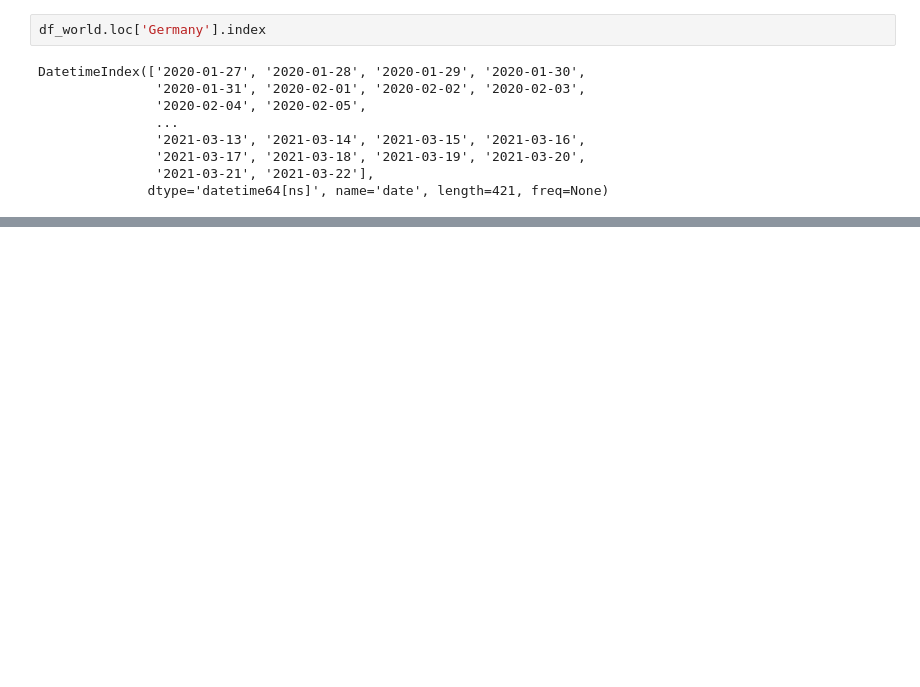
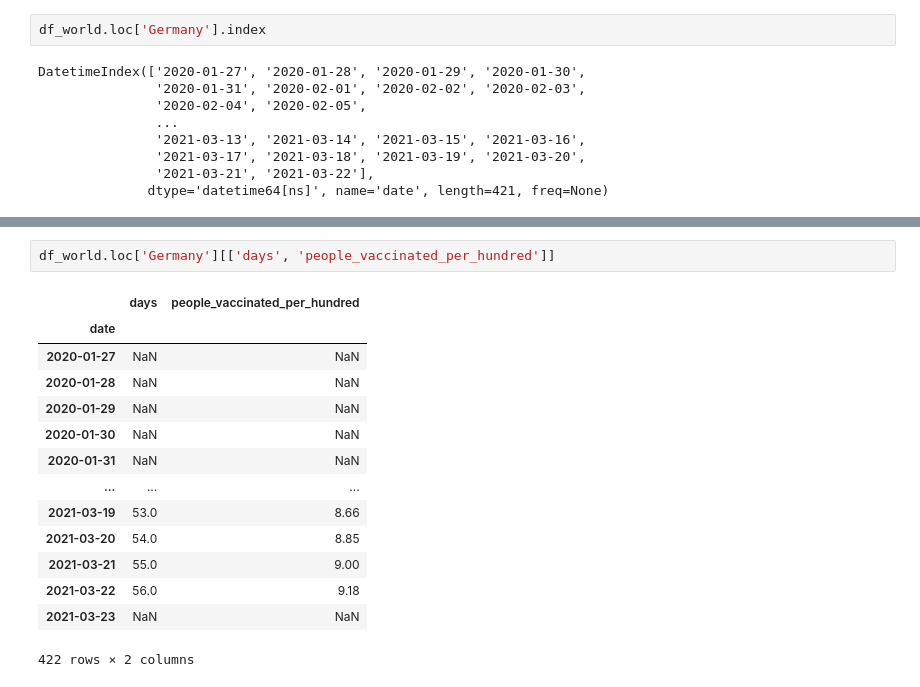
Before and after one commit to normannexo/COVID-19, a Jupyter notebook: owid_vaccinations.ipynb, the cells around one changed output, grey strips where cells are left out. Saved outputs shown, nothing was run; the diff lists cells and outputs as text; blank space fills up the shorter version.

```diff
--- a/owid_vaccinations.ipynb
+++ b/owid_vaccinations.ipynb
@@ -111,0 +141,17 @@ ValueError: operands could not be broadcast together with shapes (141,) (76832,)
+# %%
+df_world.loc['Germany'][['days', 'people_vaccinated_per_hundred']]
+# %% [output]
+|  | days | people_vaccinated_per_hundred |
+| date |  |  |
+| 2020-01-27 | NaN | NaN |
+| 2020-01-28 | NaN | NaN |
+| 2020-01-29 | NaN | NaN |
+| 2020-01-30 | NaN | NaN |
+| 2020-01-31 | NaN | NaN |
+| ... | ... | ... |
+| 2021-03-19 | 53.0 | 8.66 |
+| 2021-03-20 | 54.0 | 8.85 |
+| 2021-03-21 | 55.0 | 9.00 |
+| 2021-03-22 | 56.0 | 9.18 |
+| 2021-03-23 | NaN | NaN |
+422 rows × 2 columns
```
Also changed, not shown: parts of 8 cells of this notebook, 2 other files.
